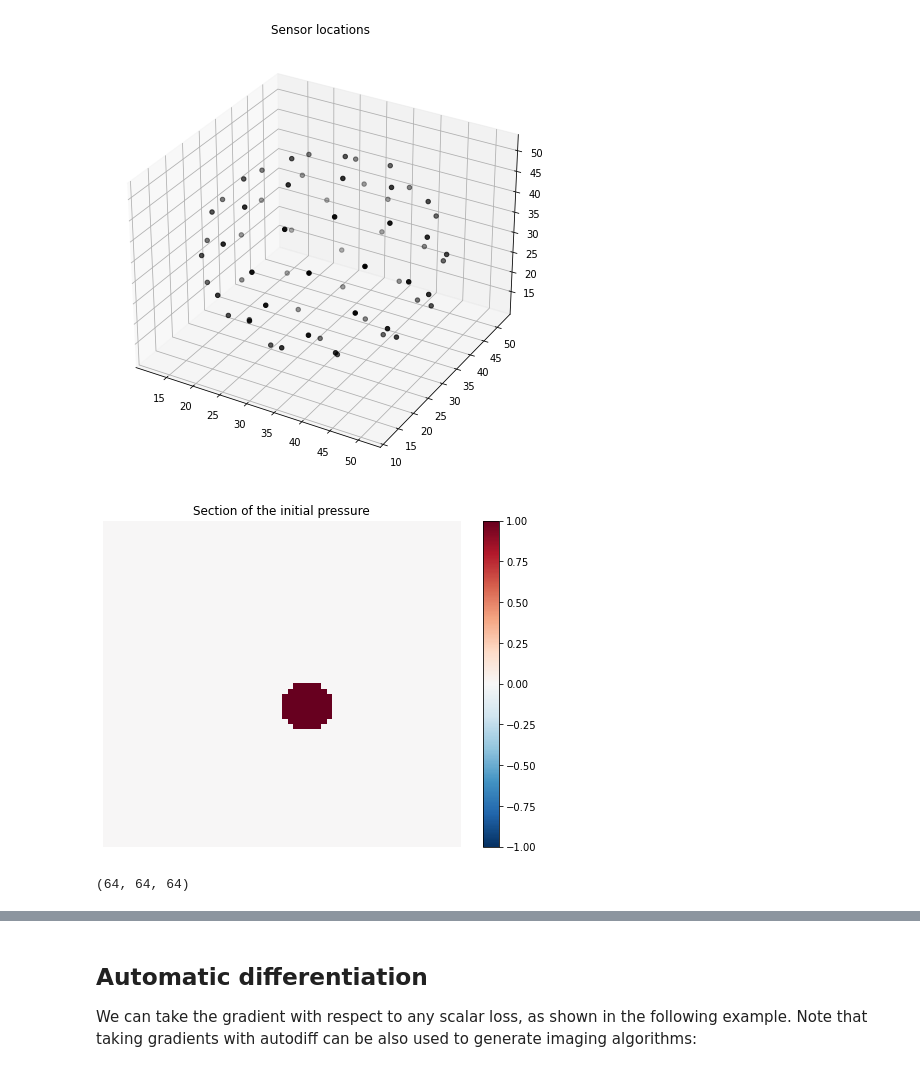
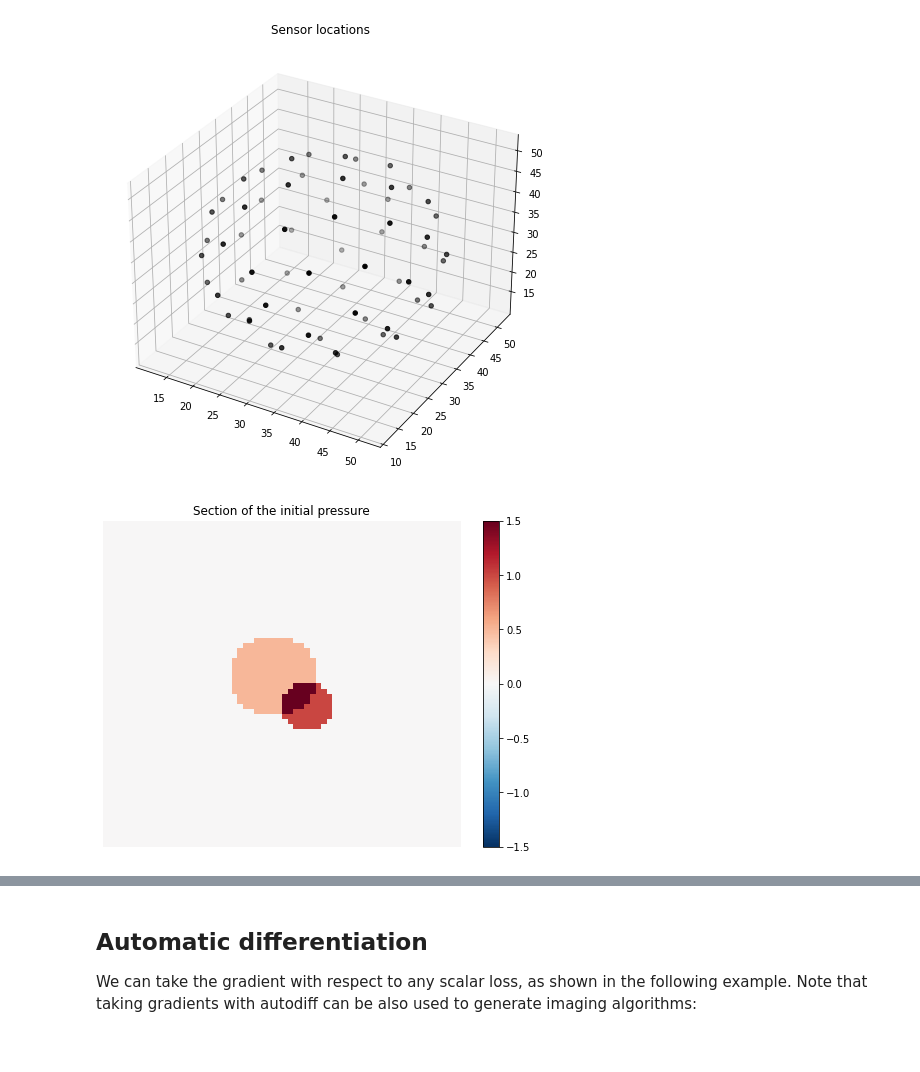
Before and after one commit to ucl-bug/jwave, a Jupyter notebook: docs/notebooks/homog_propagation_medium_3d.ipynb, the cells around one changed output, grey strips where cells are left out. Saved outputs shown, nothing was run; the diff lists cells and outputs as text; code cells hidden in the pictures.

```diff
--- a/docs/notebooks/homog_propagation_medium_3d.ipynb
+++ b/docs/notebooks/homog_propagation_medium_3d.ipynb
@@ -31,13 +33,15 @@ ax.set_title("Sensor locations")
 Text(0.5, 0.92, 'Sensor locations')
 [figure]
 # %%
+from jwave.utils import show_field
+
 # Initial pressure is a sphere
 p0 = jnp.zeros(domain.N)
-p0 = _sphere_mask(domain.N, 5, (32,36,36))*1.0
+p0 = _sphere_mask(domain.N, 5, (32,36,36))*1.0 + _sphere_mask(domain.N, 8, (32,30,30))*.5
 
 show_field(p0[32], 'Section of the initial pressure')
 # %% [output]
-[figure, old version]
+[figure, new version]
 # %%
 from jwave.acoustics import ongrid_wave_propagation
 from jax import jit
@@ -53,8 +57,6 @@ params, solver = ongrid_wave_propagation(
 
 solver = jit(solver)
 sensors_data = solver(params)
-# %% [output]
-(64, 64, 64)
 # %%
 from jwave.utils import show_field
 
```
Also changed, not shown: parts of 8 cells of this notebook, 2 other files.
